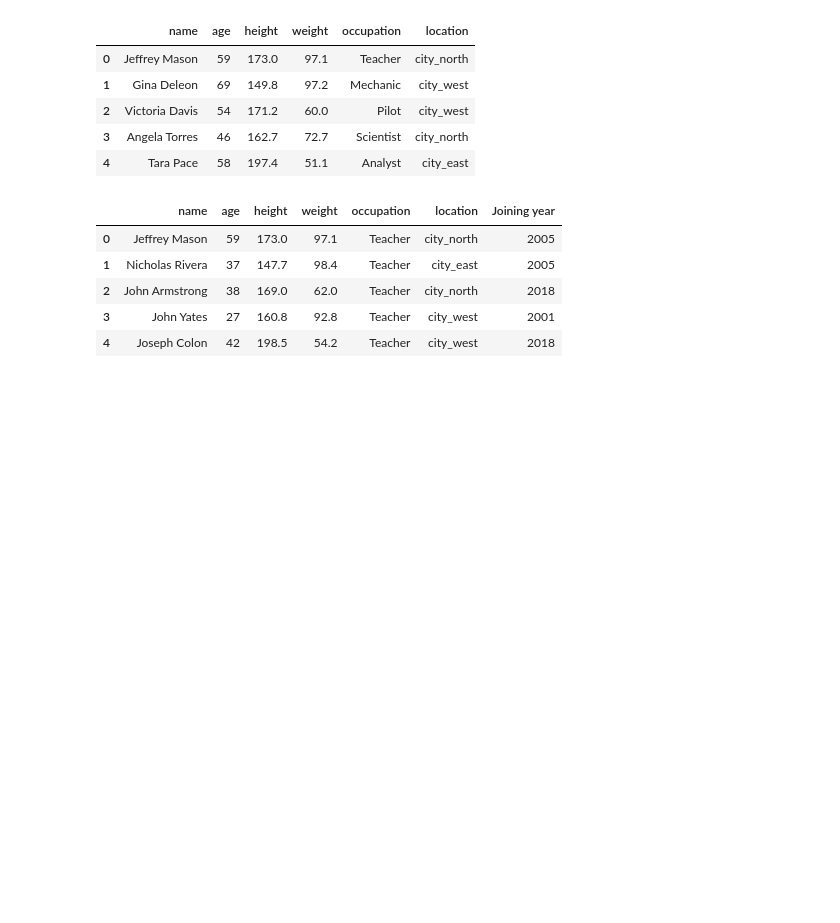
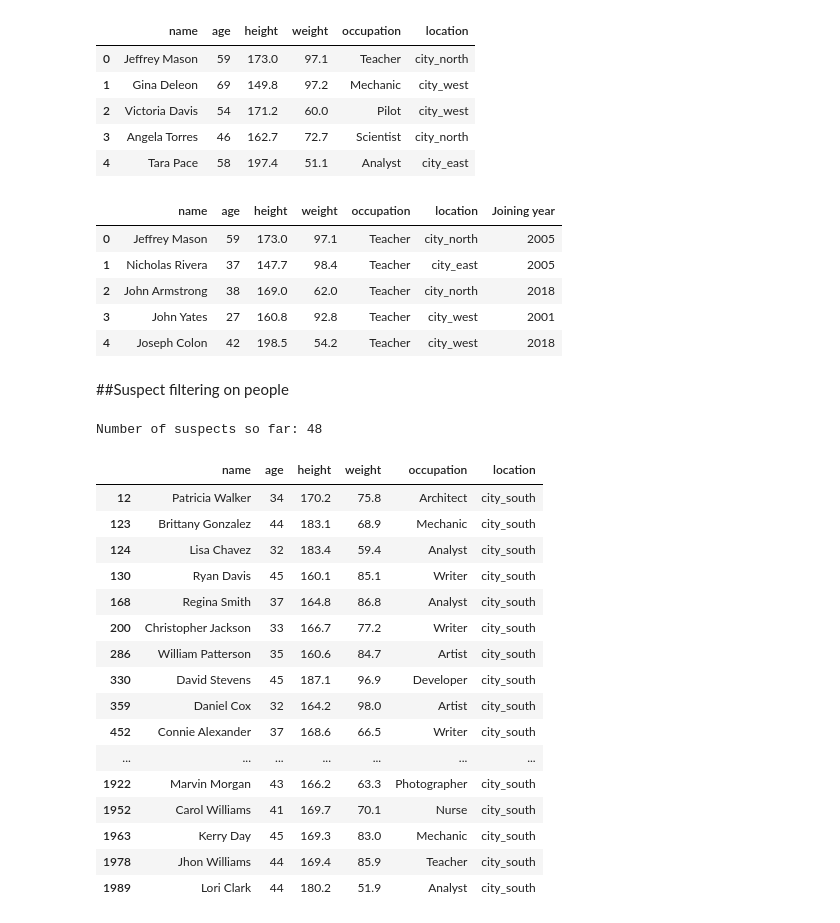
Before and after one commit to abhinavverma0907/SOC-2026-Encryption-and-Decryption, a Jupyter notebook: Week_0/Assignment_1/Q1_Finding_the_Killer.ipynb, the cells around one changed output. Drawn from its saved outputs; the diff is of its cells as text; code cells hidden in the pictures; blank space fills up the shorter version.

Commit message:
Suspected

```diff
--- a/Week_0/Assignment_1/Q1_Finding_the_Killer.ipynb
+++ b/Week_0/Assignment_1/Q1_Finding_the_Killer.ipynb
@@ -29,3 +31,33 @@ teachers.head()
 | 2 | John Armstrong | 38 | 169.0 | 62.0 | Teacher | city_north | 2018 |
 | 3 | John Yates | 27 | 160.8 | 92.8 | Teacher | city_west | 2001 |
 | 4 | Joseph Colon | 42 | 198.5 | 54.2 | Teacher | city_west | 2018 |
+# %% [markdown]
+##Suspect filtering on people
+# %%
+suspects = people[
+    (people['age'] >= 30) & (people['age'] <= 45) &
+    (people['height'] >= 160) & (people['height'] <= 190) &
+    (people['weight'] >= 50) & (people['weight'] <= 100) &
+    (people['location'].isin(['city_south']))
+]
+print('Number of suspects:', suspects.shape[0])
+suspects
+# %% [output]
+Number of suspects so far: 48
+|  | name | age | height | weight | occupation | location |
+| 12 | Patricia Walker | 34 | 170.2 | 75.8 | Architect | city_south |
+| 123 | Brittany Gonzalez | 44 | 183.1 | 68.9 | Mechanic | city_south |
+| 124 | Lisa Chavez | 32 | 183.4 | 59.4 | Analyst | city_south |
+| 130 | Ryan Davis | 45 | 160.1 | 85.1 | Writer | city_south |
+| 168 | Regina Smith | 37 | 164.8 | 86.8 | Analyst | city_south |
+| 200 | Christopher Jackson | 33 | 166.7 | 77.2 | Writer | city_south |
+| 286 | William Patterson | 35 | 160.6 | 84.7 | Artist | city_south |
+| 330 | David Stevens | 45 | 187.1 | 96.9 | Developer | city_south |
+| 359 | Daniel Cox | 32 | 164.2 | 98.0 | Artist | city_south |
+| 452 | Connie Alexander | 37 | 168.6 | 66.5 | Writer | city_south |
+| ... | ... | ... | ... | ... | ... | ... |
+| 1922 | Marvin Morgan | 43 | 166.2 | 63.3 | Photographer | city_south |
+| 1952 | Carol Williams | 41 | 169.7 | 70.1 | Nurse | city_south |
+| 1963 | Kerry Day | 45 | 169.3 | 83.0 | Mechanic | city_south |
+| 1978 | Jhon Williams | 44 | 169.4 | 85.9 | Teacher | city_south |
+| 1989 | Lori Clark | 44 | 180.2 | 51.9 | Analyst | city_south |
```
Also changed, not shown: parts of 6 cells of this notebook.
